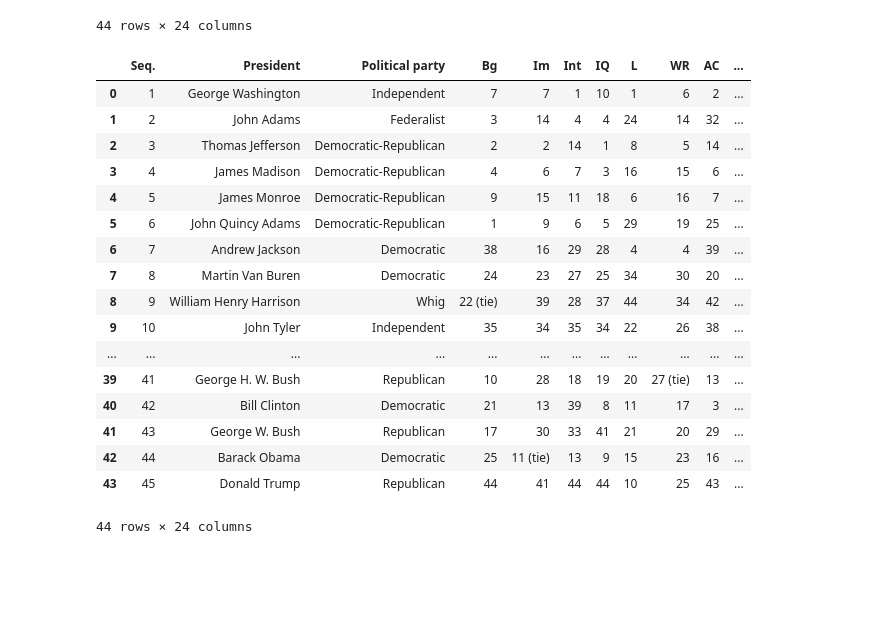
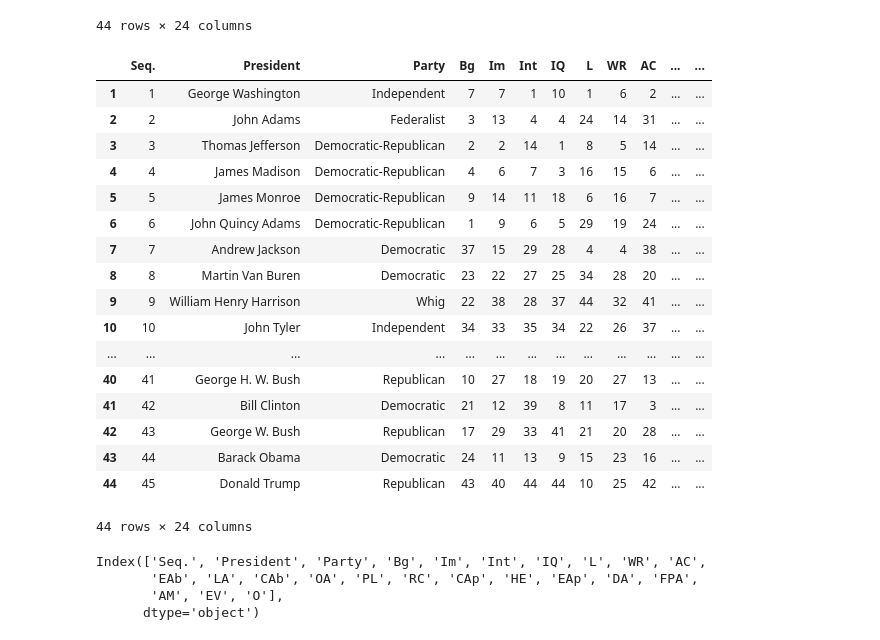
Before and after one commit to arunadas/effective-pandas, a Jupyter notebook: dataframe/sim_series.ipynb, the cells around one changed output. Saved outputs shown, nothing was run; the diff lists cells and outputs as text; code cells hidden in the pictures; blank space fills up the shorter version.

```diff
--- a/dataframe/sim_series.ipynb
+++ b/dataframe/sim_series.ipynb
@@ -26,28 +27,37 @@ df
 | 42 | 44 | Barack Obama | Democratic | 25 | 11 (tie) | 13 | 9 | 15 | 23 | 16 | ... |
 | 43 | 45 | Donald Trump | Republican | 44 | 41 | 44 | 44 | 10 | 25 | 43 | ... |
 44 rows × 24 columns
-# %%
-df = pres_dfs[-38]
-df
-# %% [output]
-|  | Seq. | President | Political party | Bg | Im | Int | IQ | L | WR | AC | ... |
-| 0 | 1 | George Washington | Independent | 7 | 7 | 1 | 10 | 1 | 6 | 2 | ... |
-| 1 | 2 | John Adams | Federalist | 3 | 14 | 4 | 4 | 24 | 14 | 32 | ... |
-| 2 | 3 | Thomas Jefferson | Democratic-Republican | 2 | 2 | 14 | 1 | 8 | 5 | 14 | ... |
-| 3 | 4 | James Madison | Democratic-Republican | 4 | 6 | 7 | 3 | 16 | 15 | 6 | ... |
-| 4 | 5 | James Monroe | Democratic-Republican | 9 | 15 | 11 | 18 | 6 | 16 | 7 | ... |
-| 5 | 6 | John Quincy Adams | Democratic-Republican | 1 | 9 | 6 | 5 | 29 | 19 | 25 | ... |
-| 6 | 7 | Andrew Jackson | Democratic | 38 | 16 | 29 | 28 | 4 | 4 | 39 | ... |
-| 7 | 8 | Martin Van Buren | Democratic | 24 | 23 | 27 | 25 | 34 | 30 | 20 | ... |
-| 8 | 9 | William Henry Harrison | Whig | 22 (tie) | 39 | 28 | 37 | 44 | 34 | 42 | ... |
-| 9 | 10 | John Tyler | Independent | 35 | 34 | 35 | 34 | 22 | 26 | 38 | ... |
-| ... | ... | ... | ... | ... | ... | ... | ... | ... | ... | ... | ... |
-| 39 | 41 | George H. W. Bush | Republican | 10 | 28 | 18 | 19 | 20 | 27 (tie) | 13 | ... |
-| 40 | 42 | Bill Clinton | Democratic | 21 | 13 | 39 | 8 | 11 | 17 | 3 | ... |
-| 41 | 43 | George W. Bush | Republican | 17 | 30 | 33 | 41 | 21 | 20 | 29 | ... |
-| 42 | 44 | Barack Obama | Democratic | 25 | 11 (tie) | 13 | 9 | 15 | 23 | 16 | ... |
-| 43 | 45 | Donald Trump | Republican | 44 | 41 | 44 | 44 | 10 | 25 | 43 | ... |
-44 rows × 24 columns
+# %%
+import pandas as pd
+url = 'https://github.com/mattharrison/datasets/raw/master/data/siena2018-pres.csv'
+df = pd.read_csv(url, index_col=0)
+df
+# %% [output]
+|  | Seq. | President | Party | Bg | Im | Int | IQ | L | WR | AC | ... | ... |
+| 1 | 1 | George Washington | Independent | 7 | 7 | 1 | 10 | 1 | 6 | 2 | ... | ... |
+| 2 | 2 | John Adams | Federalist | 3 | 13 | 4 | 4 | 24 | 14 | 31 | ... | ... |
+| 3 | 3 | Thomas Jefferson | Democratic-Republican | 2 | 2 | 14 | 1 | 8 | 5 | 14 | ... | ... |
+| 4 | 4 | James Madison | Democratic-Republican | 4 | 6 | 7 | 3 | 16 | 15 | 6 | ... | ... |
+| 5 | 5 | James Monroe | Democratic-Republican | 9 | 14 | 11 | 18 | 6 | 16 | 7 | ... | ... |
+| 6 | 6 | John Quincy Adams | Democratic-Republican | 1 | 9 | 6 | 5 | 29 | 19 | 24 | ... | ... |
+| 7 | 7 | Andrew Jackson | Democratic | 37 | 15 | 29 | 28 | 4 | 4 | 38 | ... | ... |
+| 8 | 8 | Martin Van Buren | Democratic | 23 | 22 | 27 | 25 | 34 | 28 | 20 | ... | ... |
+| 9 | 9 | William Henry Harrison | Whig | 22 | 38 | 28 | 37 | 44 | 32 | 41 | ... | ... |
+| 10 | 10 | John Tyler | Independent | 34 | 33 | 35 | 34 | 22 | 26 | 37 | ... | ... |
+| ... | ... | ... | ... | ... | ... | ... | ... | ... | ... | ... | ... | ... |
+| 40 | 41 | George H. W. Bush | Republican | 10 | 27 | 18 | 19 | 20 | 27 | 13 | ... | ... |
+| 41 | 42 | Bill Clinton | Democratic | 21 | 12 | 39 | 8 | 11 | 17 | 3 | ... | ... |
+| 42 | 43 | George W. Bush | Republican | 17 | 29 | 33 | 41 | 21 | 20 | 28 | ... | ... |
+| 43 | 44 | Barack Obama | Democratic | 24 | 11 | 13 | 9 | 15 | 23 | 16 | ... | ... |
+| 44 | 45 | Donald Trump | Republican | 43 | 40 | 44 | 44 | 10 | 25 | 42 | ... | ... |
+44 rows × 24 columns
+# %%
+df.columns
+# %% [output]
+Index(['Seq.', 'President', 'Party', 'Bg', 'Im', 'Int', 'IQ', 'L', 'WR', 'AC',
+       'EAb', 'LA', 'CAb', 'OA', 'PL', 'RC', 'CAp', 'HE', 'EAp', 'DA', 'FPA',
+       'AM', 'EV', 'O'],
+      dtype='object')
 # %%
 (df
 .iloc[1:-1]
```
Also changed, not shown: parts of 6 cells of this notebook.
